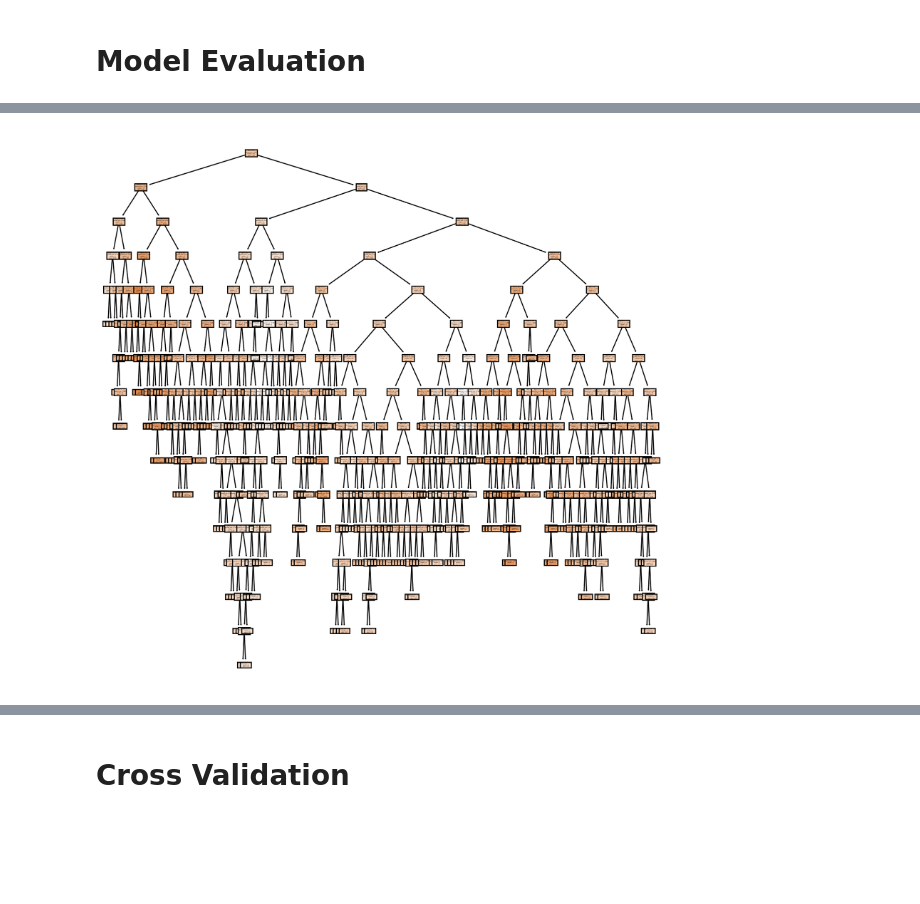
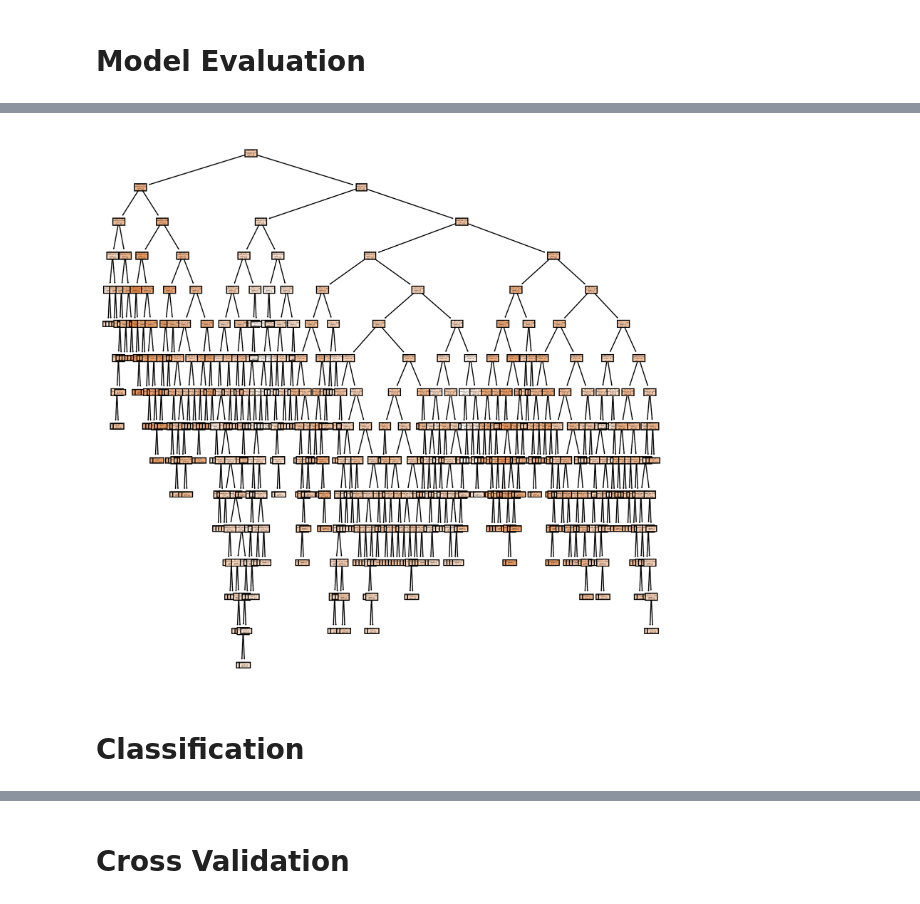
Before and after one commit to vijaycross/ExcelR-Data-Science-Assignments, a Jupyter notebook: 14. Decision Trees/Decision Tree - Company Dataset.ipynb, the cells around one changed output, grey strips where cells are left out. Cells and saved outputs as stored; diff of their text form; code cells hidden in the pictures; blank space fills up the shorter version.

```diff
--- a/14. Decision Trees/Decision Tree - Company Dataset.ipynb
+++ b/14. Decision Trees/Decision Tree - Company Dataset.ipynb
@@ -320,7 +335,9 @@ plt.show()
 # %%
 from sklearn.tree import plot_tree
 
 plt.figure(figsize=(10,10),dpi=200)
-plot_tree(dtregmodel,filled=True,feature_names=X.columns);
+plot_tree(dtregmodel,filled=True,feature_names=X.columns.tolist());
 # %% [output]
-[figure, old version]
+[figure, new version]
+# %% [markdown]
+# Classification
```
Also changed, not shown: parts of 117 cells of this notebook, 10 other files.
